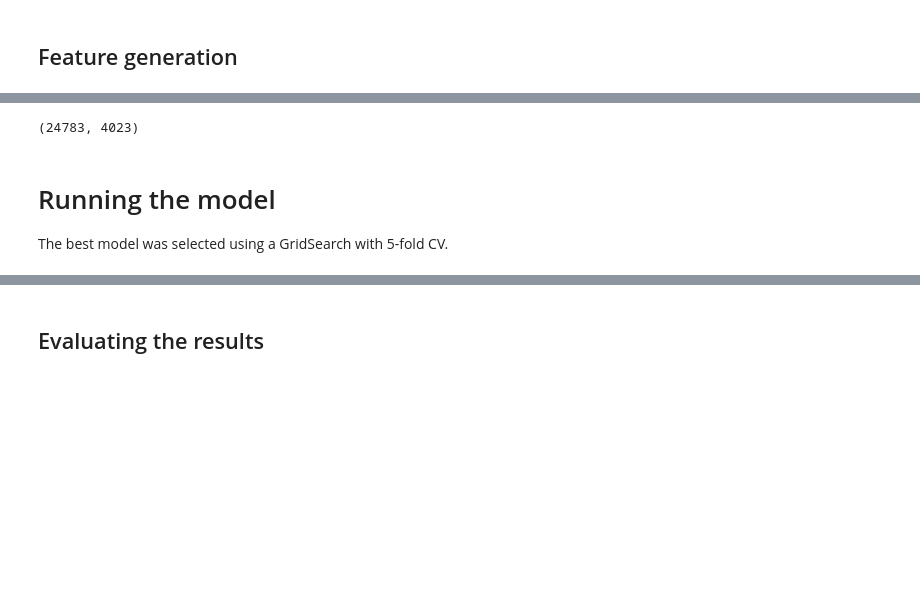
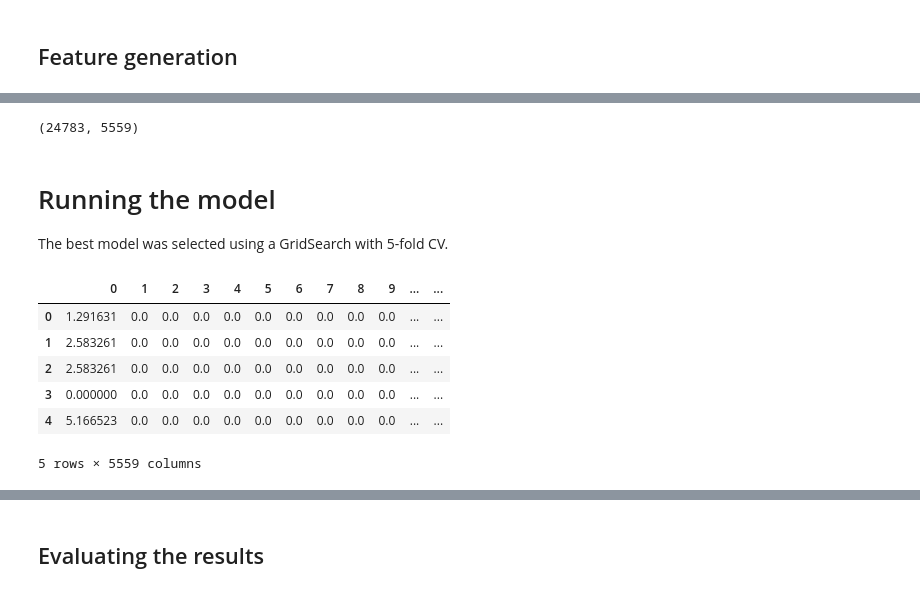
Before and after one commit to Meapy/FYP---Realtime-hatespeech-detection-on-discord-messages, a Jupyter notebook: Automated Hate Speech Detection and the Problem of Offensive Language Python 3.6.ipynb, the cells around one changed output, grey strips where cells are left out. Drawn from its saved outputs; the diff is of its cells as text; code cells hidden in the pictures; blank space fills up the shorter version.

```diff
--- a/Automated Hate Speech Detection and the Problem of Offensive Language Python 3.6.ipynb
+++ b/Automated Hate Speech Detection and the Problem of Offensive Language Python 3.6.ipynb
@@ -140,7 +154,7 @@ vectorizer = TfidfVectorizer(
     norm=None,
     decode_error='replace',
     max_features=10000,
-    min_df=5,
+    min_df=0,
     max_df=0.75
     )
 # %%
@@ -155,12 +173,21 @@ idf_dict = {i:idf_vals[i] for i in vocab.values()} #keys are indices; values are
 # %%
-#Get POS tags for tweets and save as a string
 tweet_tags = []
-for t in tweets:
-    tokens = basic_tokenize(preprocess(t))
-    tags = nltk.pos_tag(tokens)
-    tag_list = [x[1] for x in tags]
-    tag_str = " ".join(tag_list)
-    tweet_tags.append(tag_str)
+#if the tweet_tags.txt exists in the data folder open it and assign it to the tweet_tags variable, else run the for loop
+try:
+    with open('data/tweet_tags.txt', 'r') as f:
+        tweet_tags = f.read().splitlines()
+except:
+    #Get POS tags for tweets and save as a string
+    for t in tweets:
+        tokens = basic_tokenize(preprocess(t))
+        tags = nltk.pos_tag(tokens)
+        tag_list = [x[1] for x in tags]
+        tag_str = " ".join(tag_list)
+        tweet_tags.append(tag_str)
+    #save the tweet tags to a file for later use
+    with open("data/tweet_tags.txt", "w") as f:
+        for t in tweet_tags:
+            f.write(t + "\n")
 # %%
 #We can use the TFIDF vectorizer to get a token matrix for the POS tags
 pos_vectorizer = TfidfVectorizer(
@@ -174,7 +201,7 @@ pos_vectorizer = TfidfVectorizer(
     norm=None,
     decode_error='replace',
     max_features=5000,
-    min_df=5,
+    min_df=0,
     max_df=0.75,
     )
 # %%
@@ -258,7 +285,7 @@ M = np.concatenate([tfidf,pos,feats],axis=1)
 # %%
 M.shape
 # %% [output]
-(24783, 4023)
+(24783, 5559)
 # %%
 #Finally get a list of variable names
 variables = ['']*len(vocab)
@@ -277,6 +304,16 @@ The best model was selected using a GridSearch with 5-fold CV.
 # %%
 X = pd.DataFrame(M)
 y = df['class'].astype(int)
+# %%
+X.head()
+# %% [output]
+|  | 0 | 1 | 2 | 3 | 4 | 5 | 6 | 7 | 8 | 9 | ... | ... |
+| 0 | 1.291631 | 0.0 | 0.0 | 0.0 | 0.0 | 0.0 | 0.0 | 0.0 | 0.0 | 0.0 | ... | ... |
+| 1 | 2.583261 | 0.0 | 0.0 | 0.0 | 0.0 | 0.0 | 0.0 | 0.0 | 0.0 | 0.0 | ... | ... |
+| 2 | 2.583261 | 0.0 | 0.0 | 0.0 | 0.0 | 0.0 | 0.0 | 0.0 | 0.0 | 0.0 | ... | ... |
+| 3 | 0.000000 | 0.0 | 0.0 | 0.0 | 0.0 | 0.0 | 0.0 | 0.0 | 0.0 | 0.0 | ... | ... |
+| 4 | 5.166523 | 0.0 | 0.0 | 0.0 | 0.0 | 0.0 | 0.0 | 0.0 | 0.0 | 0.0 | ... | ... |
+5 rows × 5559 columns
 # %%
 from sklearn.model_selection import train_test_split
 # %%
```
Also changed, not shown: parts of 11 cells of this notebook, 11 other files.
